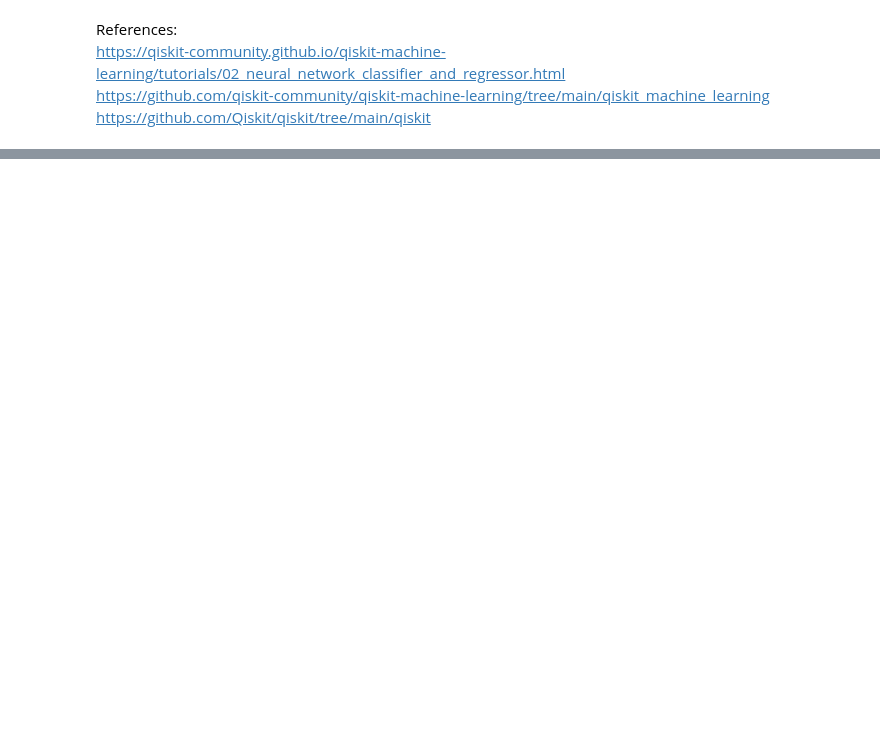
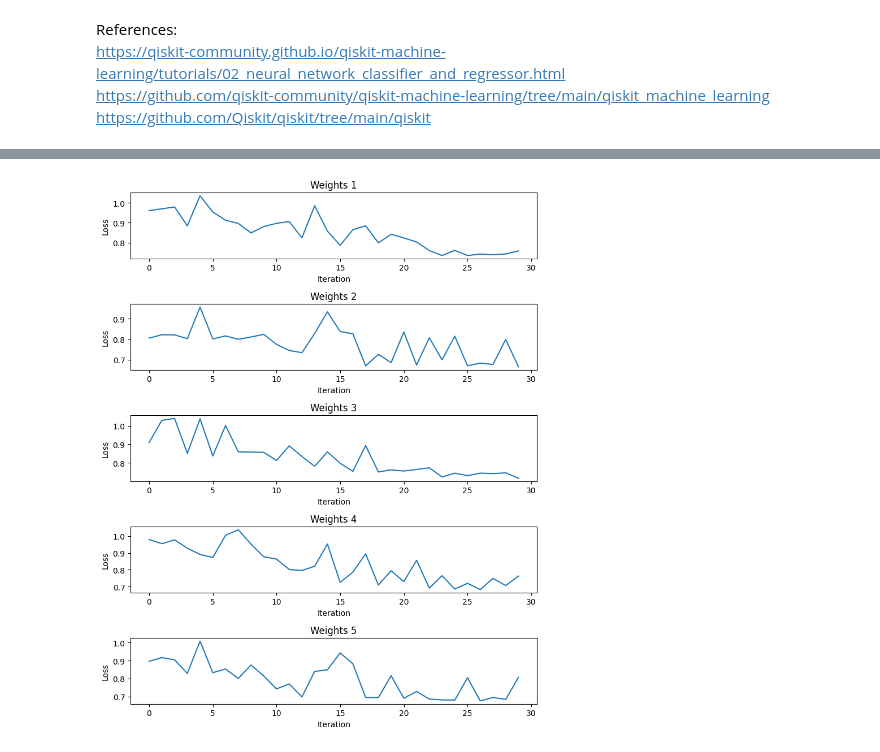
Before and after one commit to YangletLiu/CSCI4961_labs_projects, a Jupyter notebook: Modules/Quantum Machine Learning/qnn.ipynb, the cells around one changed output, grey strips where cells are left out. Drawn from its saved outputs; the diff is of its cells as text; code cells hidden in the pictures; blank space fills up the shorter version.

```diff
--- a/Modules/Quantum Machine Learning/qnn.ipynb
+++ b/Modules/Quantum Machine Learning/qnn.ipynb
@@ -248,23 +241,0 @@ print(sampler_qnn_forward)
-# %%
-from IPython.display import clear_output
-
-def callback_graph(weights, obj_func_eval):
-    clear_output(wait=True)
-    objective_func_vals.append(obj_func_eval)
-    plt.title("Loss against iteration")
-    plt.xlabel("Iteration")
-    plt.ylabel("Loss")
-    plt.plot(range(len(objective_func_vals)), objective_func_vals)
-    plt.show()
-
-initial_weights = 2 * np.pi * algorithm_globals.random.random(ansatz.num_parameters)
-print(f"Initial weights: {initial_weights}")
-
-classifier = NeuralNetworkClassifier(
-    neural_network=sampler_qnn,
-    loss="cross_entropy",
-    one_hot=True,
-    optimizer=SPSA(maxiter=30, learning_rate=0.001, perturbation=0.001),
-    initial_point=initial_weights,
-    callback=callback_graph
-)
@@ -313,0 +342,16 @@ Trained weights: [5.03512315 2.43931028 1.80593856 4.26976533 0.85167419 1.27034
+# %%
+# Create a figure and axes for each array
+fig, axes = plt.subplots(nrows=5, ncols=1, figsize=(8, 10))  # 5 rows, 1 column
+
+# Loop through the arrays and plot each one
+for i, loss in enumerate(losses):
+    axes[i].plot(range(len(loss)), loss)
+    axes[i].set_title(f'Weights {i + 1}')  # Set the title for each subplot
+    axes[i].set_xlabel('Iteration')  # X-axis label
+    axes[i].set_ylabel('Loss')   # Y-axis label
+
+# Adjust layout
+plt.tight_layout()
+plt.show()
+# %% [output]
+[figure, added]
```
Also changed, not shown: parts of 14 cells of this notebook, 1 other file.
